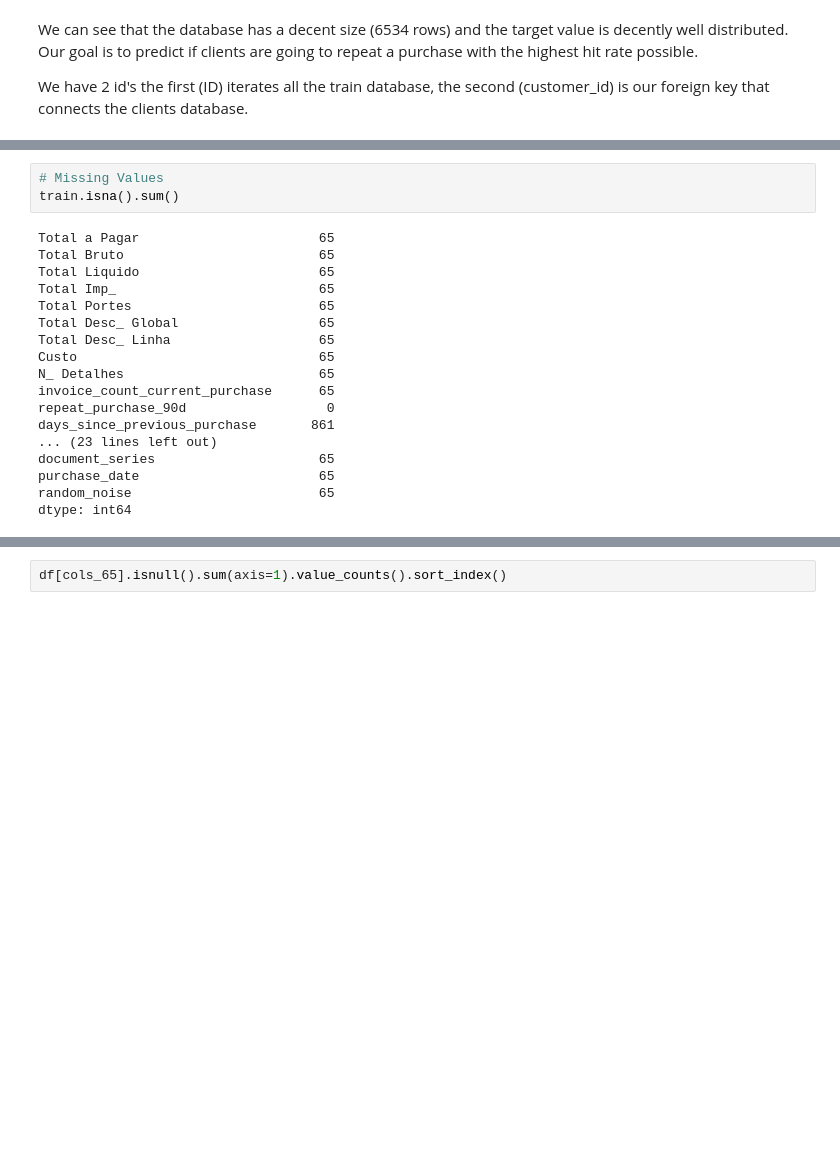
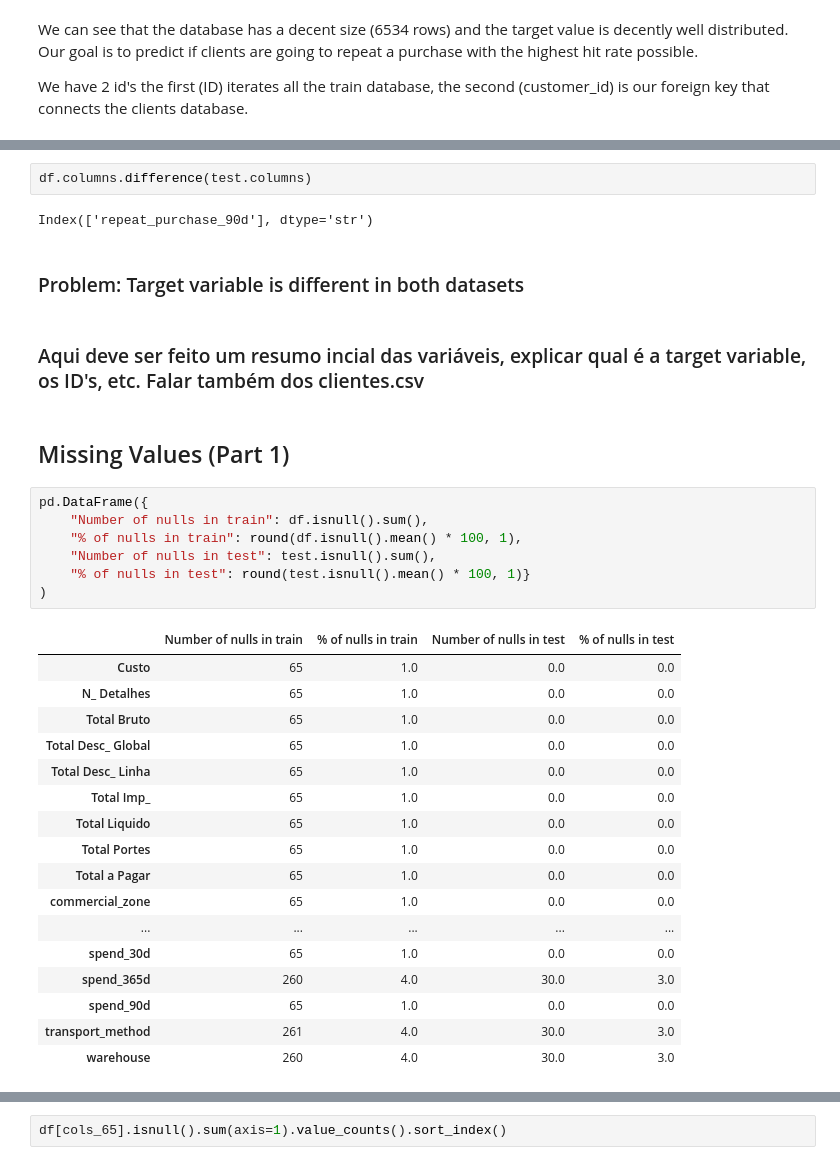
Before and after one commit to jxbarbosax/Machine-Learning, a Jupyter notebook: Data prep.ipynb, the cells around one changed output, grey strips where cells are left out. Saved outputs shown, nothing was run; the diff lists cells and outputs as text; blank space fills up the shorter version.

```diff
--- a/Data prep.ipynb
+++ b/Data prep.ipynb
@@ -149,21 +92,35 @@ np.int64(10)
-# %%
-# Missing Values
-train.isna().sum()
-# %% [output]
-Total a Pagar                       65
-Total Bruto                         65
-Total Liquido                       65
-Total Imp_                          65
-Total Portes                        65
-Total Desc_ Global                  65
-Total Desc_ Linha                   65
-Custo                               65
-N_ Detalhes                         65
-invoice_count_current_purchase      65
-repeat_purchase_90d                  0
-days_since_previous_purchase       861
-... (23 lines left out)
-document_series                     65
-purchase_date                       65
-random_noise                        65
-dtype: int64
+# %%
+df.columns.difference(test.columns)
+# %% [output]
+Index(['repeat_purchase_90d'], dtype='str')
+# %% [markdown]
+### Problem: Target variable is different in both datasets
+# %% [markdown]
+### Aqui deve ser feito um resumo incial das variáveis, explicar qual é a target variable, os ID's, etc. Falar também dos clientes.csv
+# %% [markdown]
+## Missing Values (Part 1)
+# %%
+pd.DataFrame({
+    "Number of nulls in train": df.isnull().sum(),
+    "% of nulls in train": round(df.isnull().mean() * 100, 1),
+    "Number of nulls in test": test.isnull().sum(),
+    "% of nulls in test": round(test.isnull().mean() * 100, 1)}
+)
+# %% [output]
+|  | Number of nulls in train | % of nulls in train | Number of nulls in test | % of nulls in test |
+| Custo | 65 | 1.0 | 0.0 | 0.0 |
+| N_ Detalhes | 65 | 1.0 | 0.0 | 0.0 |
+| Total Bruto | 65 | 1.0 | 0.0 | 0.0 |
+| Total Desc_ Global | 65 | 1.0 | 0.0 | 0.0 |
+| Total Desc_ Linha | 65 | 1.0 | 0.0 | 0.0 |
+| Total Imp_ | 65 | 1.0 | 0.0 | 0.0 |
+| Total Liquido | 65 | 1.0 | 0.0 | 0.0 |
+| Total Portes | 65 | 1.0 | 0.0 | 0.0 |
+| Total a Pagar | 65 | 1.0 | 0.0 | 0.0 |
+| commercial_zone | 65 | 1.0 | 0.0 | 0.0 |
+| ... | ... | ... | ... | ... |
+| spend_30d | 65 | 1.0 | 0.0 | 0.0 |
+| spend_365d | 260 | 4.0 | 30.0 | 3.0 |
+| spend_90d | 65 | 1.0 | 0.0 | 0.0 |
+| transport_method | 261 | 4.0 | 30.0 | 3.0 |
+| warehouse | 260 | 4.0 | 30.0 | 3.0 |
```
Also changed, not shown: parts of 43 cells of this notebook.
